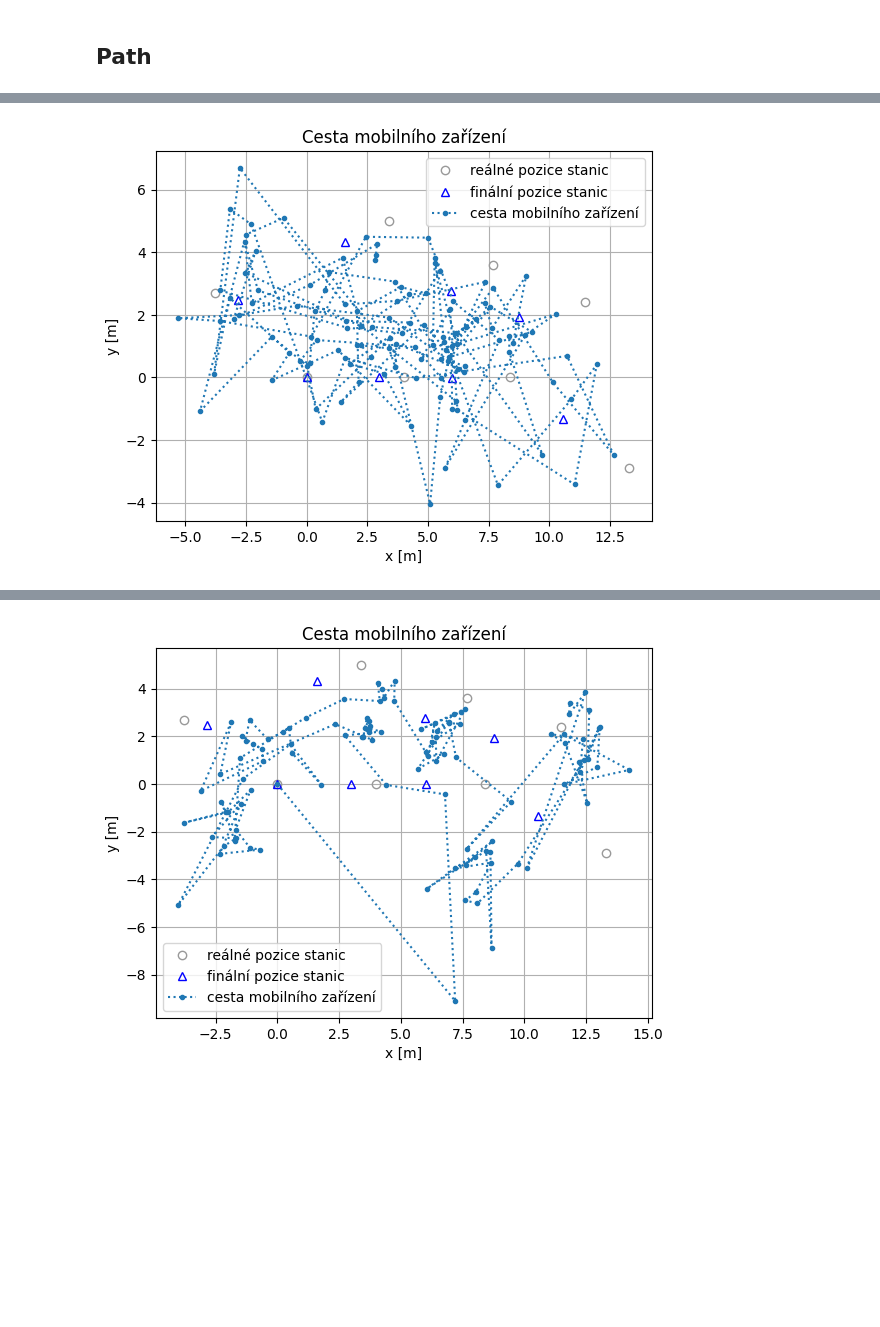
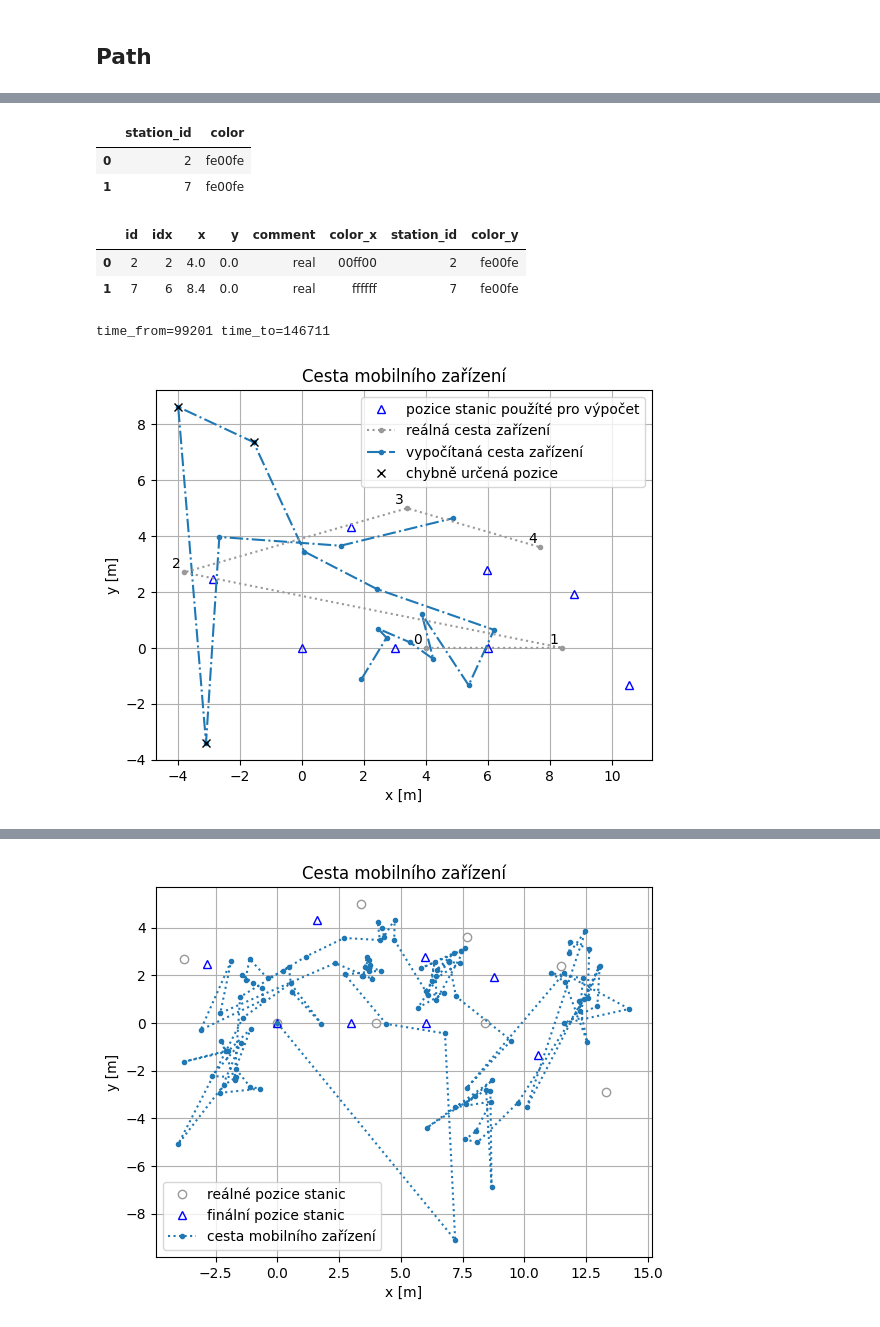
Before and after one commit to danielkurek/imf, a Jupyter notebook: result/plot-locations.ipynb, the cells around one changed output, grey strips where cells are left out. Cells and saved outputs as stored; diff of their text form; code cells hidden in the pictures; blank space fills up the shorter version.

```diff
--- a/result/plot-locations.ipynb
+++ b/result/plot-locations.ipynb
@@ -219,0 +286,3 @@ data_mobile.head()
+# %%
+color_changes_mobile = pd.read_json("logs/0011-colors.json")
+color_changes_mobile.head()
@@ -220,13 +296,41 @@ data_mobile.head()
+# %%
+path_mobile_stations = pd.read_csv("logs/path_0011.csv")
+path_mobile_stations.head(2)
+# %% [output]
+|  | station_id | color |
+| 0 | 2 | fe00fe |
+| 1 | 7 | fe00fe |
+# %%
+real_path_mobile = pd.merge(real, path_mobile_stations, left_on="id", right_on="station_id", how="right")
+real_path_mobile.head(2)
+# %% [output]
+|  | id | idx | x | y | comment | color_x | station_id | color_y |
+| 0 | 2 | 2 | 4.0 | 0.0 | real | 00ff00 | 2 | fe00fe |
+| 1 | 7 | 6 | 8.4 | 0.0 | real | ffffff | 7 | fe00fe |
+# %%
+time_from = color_changes_mobile.iloc[6]["timestamp"]
+time_to = color_changes_mobile.iloc[8]["timestamp"]
+print(f"{time_from=} {time_to=}")
+# %% [output]
+time_from=99201 time_to=146711
 # %%
-path_slice = data_mobile.iloc[20:-20]
-plt.plot(real["x"], real["y"], "o", fillstyle="none", color="0.6", label="reálné pozice stanic")
-plt.plot(final["x"], final["y"], "^b", fillstyle="none", label="finální pozice stanic")
-plt.plot(path_slice["result_x"], path_slice["result_y"], ".:", label="cesta mobilního zařízení")
+path_slice = data_mobile.loc[(data_mobile["timestamp_start"] >= time_from) & (data_mobile["timestamp_start"] <= time_to)]
+# plt.plot(real["x"], real["y"], "o", fillstyle="none", color="0.6", label="reálné pozice stanic")
+plt.plot(final["x"], final["y"], "^b", fillstyle="none", label="pozice stanic použíté pro výpočet")
+plt.plot(path_slice["result_x"], path_slice["result_y"], ".-.", label="vypočítaná cesta zařízení")
+plt.plot(real_path_mobile["x"], real_path_mobile["y"], ".:", color="0.6", label="reálná cesta zařízení")
+plt.plot(path_slice.iloc[10:13]["result_x"], path_slice.iloc[10:13]["result_y"], "x", color="black", label="chybně určená pozice")
+# for i in range(len(path_slice)):
+#     plt.annotate(i, (path_slice.iloc[i]["result_x"], path_slice.iloc[i]["result_y"]))
+for i in range(len(real_path_mobile)):
+    plt.annotate(i, (real_path_mobile.iloc[i]["x"]-0.4, real_path_mobile.iloc[i]["y"]+0.15))
 plt.gca().set_xlabel("x [m]")
 plt.gca().set_ylabel("y [m]")
 plt.gca().set_title("Cesta mobilního zařízení")
-plt.legend()
+handles, labels = plt.gca().get_legend_handles_labels()
+legend_order = [0,2,1,3]
+plt.legend([handles[idx] for idx in legend_order],[labels[idx] for idx in legend_order])
 plt.grid()
 plt.savefig(f"{output_dir}finding-color-path.png", dpi=300)
 # %% [output]
-[figure, old version]
+[figure, new version]
```
Also changed, not shown: parts of 20 cells of this notebook, 2 other files.
